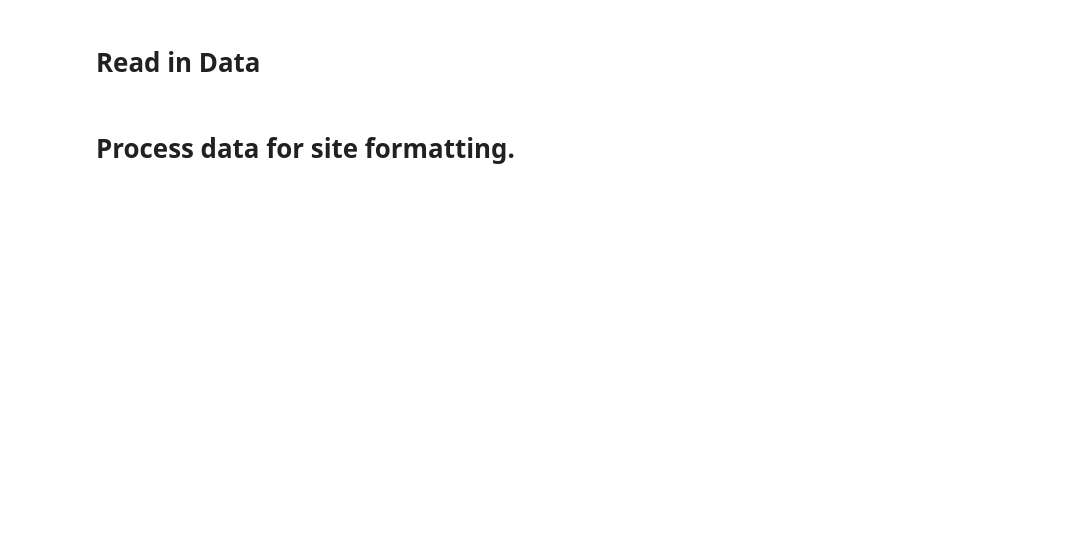
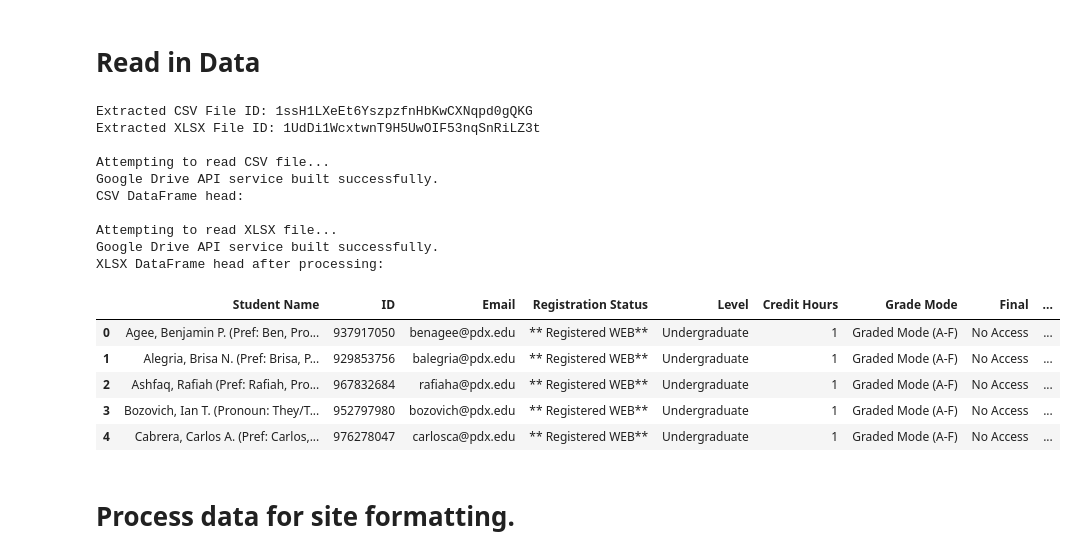
Before and after one commit to PeaceAndLongLife/Analysis-Colab, a Jupyter notebook: notebooks/Compare_and_Update_site_roster.ipynb, the cells around one changed output. Drawn from its saved outputs; the diff is of its cells as text; code cells hidden in the pictures; blank space fills up the shorter version.

```diff
--- a/notebooks/Compare_and_Update_site_roster.ipynb
+++ b/notebooks/Compare_and_Update_site_roster.ipynb
@@ -200,8 +202,8 @@ print("The 'extract_file_id' function has been defined.")
 # Read in Data
 # %%
 # @title Import Canvas roster CSV and Banner Roster xlsx {"form-width":"20%"}
-csv_link = "https://drive.google.com/file/d/17T5HCGWP4W8B3jKywOxZtkpltZ0GWgoh/view?usp=drive_link" # @param {"type":"string","placeholder":"Enter the link for the Canvas roster CSV file"}
-xlsx_link = "https://docs.google.com/spreadsheets/d/19xTIMlMQK4gQRIJ5Ymj7pfxGelLIKng_/edit?usp=drive_link&ouid=114068857540291368901&rtpof=true&sd=true" # @param {"type":"string","placeholder":"Enter the link for the Banner roster XLSX file"}
+csv_link = "https://drive.google.com/file/d/1ssH1LXeEt6YszpzfnHbKwCXNqpd0gQKG/view?usp=drive_link" # @param {"type":"string","placeholder":"Enter the link for the Canvas roster CSV file"}
+xlsx_link = "https://docs.google.com/spreadsheets/d/1UdDi1WcxtwnT9H5UwOIF53nqSnRiLZ3t/edit?usp=sharing&ouid=114068857540291368901&rtpof=true&sd=true" # @param {"type":"string","placeholder":"Enter the link for the Banner roster XLSX file"}
 
 # @markdown ---
 # @markdown Link to download canvas roster:
@@ -211,37 +213,54 @@ xlsx_link = "https://docs.google.com/spreadsheets/d/19xTIMlMQK4gQRIJ5Ymj7pfxGelL
 # @markdown ---
 # @markdown Link tyo download Banner roster:
 # @markdown
 # @markdown https://app.banner.pdx.edu/StudentSelfService/ssb/classListApp/classListPage#!/202601/42564/courseDetails/classList/summaryView
 
 csv_file_id = extract_file_id(csv_link)
 xlsx_file_id = extract_file_id(xlsx_link)
 
 print(f"Extracted CSV File ID: {csv_file_id}")
 print(f"Extracted XLSX File ID: {xlsx_file_id}")
 
 document_manager = GoogleDocumentManager()
 
 print("\nAttempting to read CSV file...")
 df_csv = document_manager.read_file(csv_file_id, file_type='csv')
 if df_csv is not None:
     print("CSV DataFrame head:")
     # display(df_csv.head())
 else:
     print("Failed to read CSV file.")
 
 print("\nAttempting to read XLSX file...")
 df_xlsx = document_manager.read_file(xlsx_file_id, file_type='xlsx')
 if df_xlsx is not None:
     # Set the 14th row (index 13) as column headers
-    new_header = df_xlsx.iloc[13]
-    df_xlsx = df_xlsx[14:] # Remove rows up to and including the new header row
-    df_xlsx.columns = new_header # Set the new header
+    # new_header = df_xlsx.iloc[13]
+    # df_xlsx = df_xlsx[14:] # Remove rows up to and including the new header row
+    # df_xlsx.columns = new_header # Set the new header
     # Reset index after dropping rows
-    df_xlsx = df_xlsx.reset_index(drop=True)
+    # df_xlsx = df_xlsx.reset_index(drop=True)
     print("XLSX DataFrame head after processing:")
     display(df_xlsx.head())
 else:
     print("Failed to read XLSX file.")
+# %% [output]
+Extracted CSV File ID: 1ssH1LXeEt6YszpzfnHbKwCXNqpd0gQKG
+Extracted XLSX File ID: 1UdDi1WcxtwnT9H5UwOIF53nqSnRiLZ3t
+
+Attempting to read CSV file...
+Google Drive API service built successfully.
+CSV DataFrame head:
+
+Attempting to read XLSX file...
+Google Drive API service built successfully.
+XLSX DataFrame head after processing:
+|  | Student Name | ID | Email | Registration Status | Level | Credit Hours | Grade Mode | Final | ... |
+| 0 | Agee, Benjamin P. (Pref: Ben, Pro... | 937917050 | benagee@pdx.edu | ** Registered WEB** | Undergraduate | 1 | Graded Mode (A-F) | No Access | ... |
+| 1 | Alegria, Brisa N. (Pref: Brisa, P... | 929853756 | balegria@pdx.edu | ** Registered WEB** | Undergraduate | 1 | Graded Mode (A-F) | No Access | ... |
+| 2 | Ashfaq, Rafiah (Pref: Rafiah, Pro... | 967832684 | rafiaha@pdx.edu | ** Registered WEB** | Undergraduate | 1 | Graded Mode (A-F) | No Access | ... |
+| 3 | Bozovich, Ian T. (Pronoun: They/T... | 952797980 | bozovich@pdx.edu | ** Registered WEB** | Undergraduate | 1 | Graded Mode (A-F) | No Access | ... |
+| 4 | Cabrera, Carlos A. (Pref: Carlos,... | 976278047 | carlosca@pdx.edu | ** Registered WEB** | Undergraduate | 1 | Graded Mode (A-F) | No Access | ... |
 # %% [markdown]
 # Process data for site formatting.
 # %%
```
Also changed, not shown: parts of 10 cells of this notebook.
